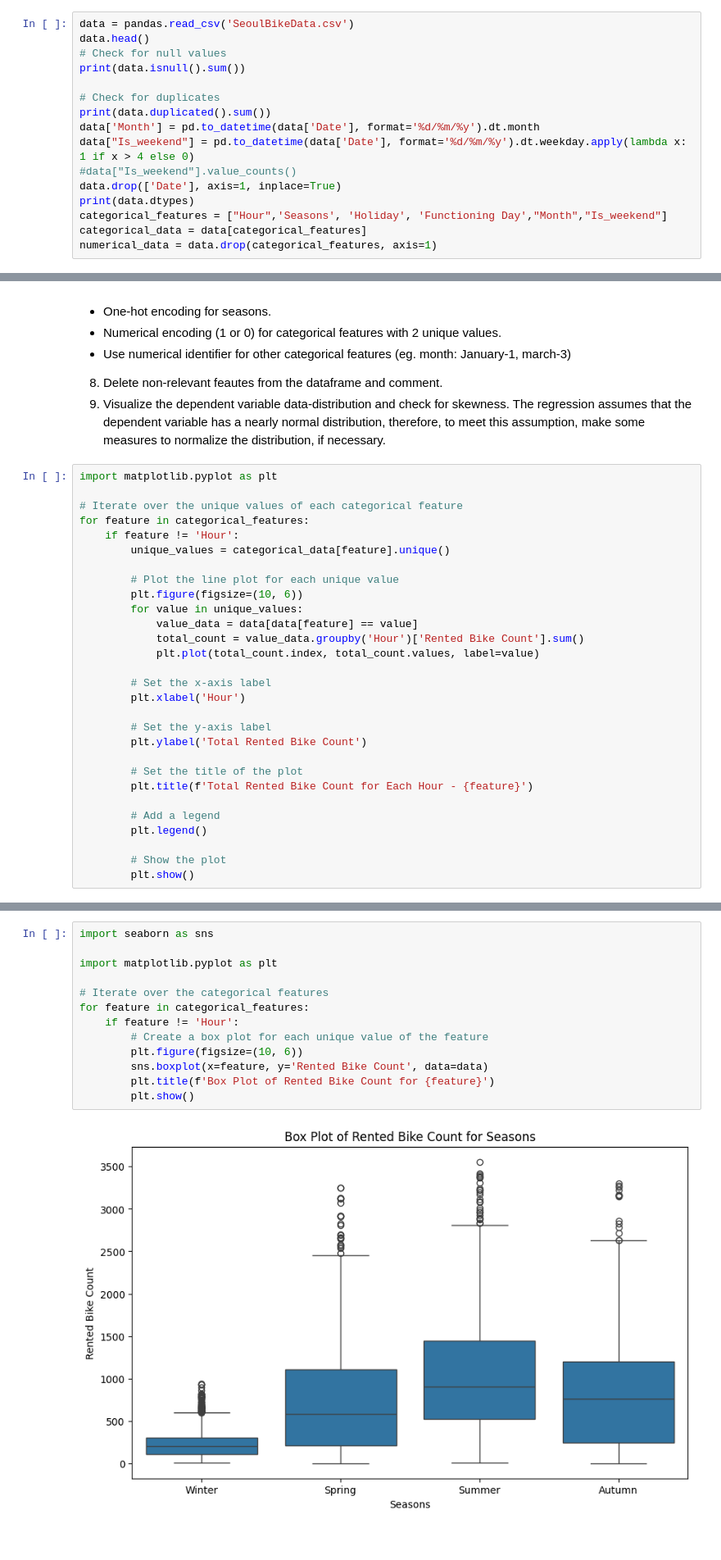
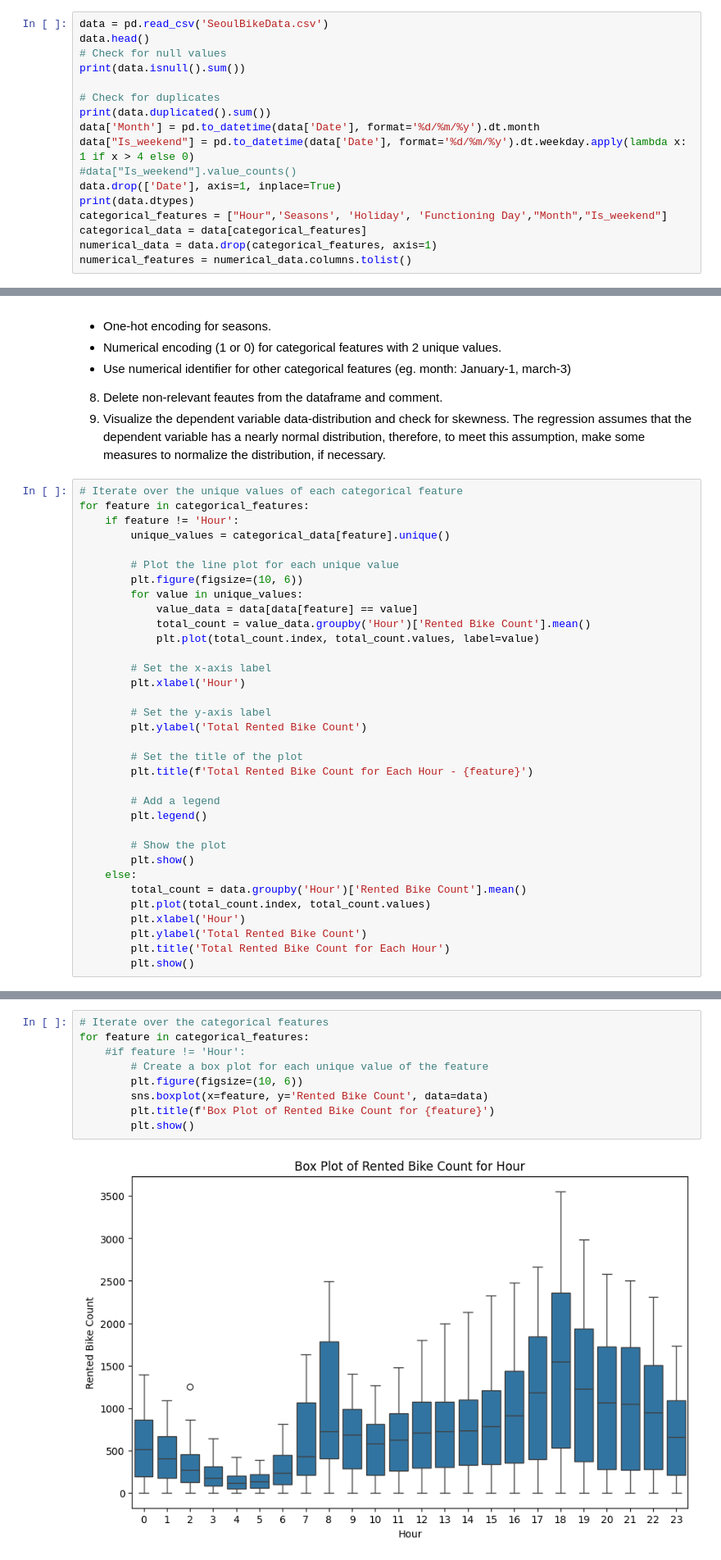
Before and after one commit to blackscreen-whitetext/AIDS, a Jupyter notebook: UMC301_Assignment_1b.ipynb, the cells around one changed output, grey strips where cells are left out. Shown at 82% size. Drawn from its saved outputs; the diff is of its cells as text.

```diff
--- a/UMC301_Assignment_1b.ipynb
+++ b/UMC301_Assignment_1b.ipynb
@@ -56,6 +59,6 @@ import seaborn as sns
 #from sklearn import XGBRegressor
 # %%
-data = pandas.read_csv('SeoulBikeData.csv')
+data = pd.read_csv('SeoulBikeData.csv')
 data.head()
 # Check for null values
 print(data.isnull().sum())
@@ -70,6 +73,7 @@ print(data.dtypes)
 categorical_features = ["Hour",'Seasons', 'Holiday', 'Functioning Day',"Month","Is_weekend"]
 categorical_data = data[categorical_features]
 numerical_data = data.drop(categorical_features, axis=1)
+numerical_features = numerical_data.columns.tolist()
 # %% [output]
 Date                        0
 Rented Bike Count           0
@@ -107,8 +111,6 @@ dtype: object
 8. Delete non-relevant feautes from the dataframe and comment.
 9. Visualize the dependent variable data-distribution and check for skewness. The regression assumes that the dependent variable has a nearly normal distribution, therefore, to meet this assumption, make some measures to normalize the distribution, if necessary.
 # %%
-import matplotlib.pyplot as plt
-
 # Iterate over the unique values of each categorical feature
 for feature in categorical_features:
     if feature != 'Hour':
@@ -118,7 +120,7 @@ for feature in categorical_features:
         plt.figure(figsize=(10, 6))
         for value in unique_values:
             value_data = data[data[feature] == value]
-            total_count = value_data.groupby('Hour')['Rented Bike Count'].sum()
+            total_count = value_data.groupby('Hour')['Rented Bike Count'].mean()
             plt.plot(total_count.index, total_count.values, label=value)
 
         # Set the x-axis label
@@ -135,4 +137,11 @@ for feature in categorical_features:
 
         # Show the plot
         plt.show()
+    else:
+        total_count = data.groupby('Hour')['Rented Bike Count'].mean()
+        plt.plot(total_count.index, total_count.values)
+        plt.xlabel('Hour')
+        plt.ylabel('Total Rented Bike Count')
+        plt.title('Total Rented Bike Count for Each Hour')
+        plt.show()
 # %% [output]
@@ -144,15 +154,11 @@ for feature in categorical_features:
 # %%
-import seaborn as sns
-
-import matplotlib.pyplot as plt
-
 # Iterate over the categorical features
 for feature in categorical_features:
-    if feature != 'Hour':
+    #if feature != 'Hour':
         # Create a box plot for each unique value of the feature
         plt.figure(figsize=(10, 6))
         sns.boxplot(x=feature, y='Rented Bike Count', data=data)
         plt.title(f'Box Plot of Rented Bike Count for {feature}')
         plt.show()
 # %% [output]
-[figure, old version]
+[figure, new version]
```
Also changed, not shown: parts of 21 cells of this notebook.
